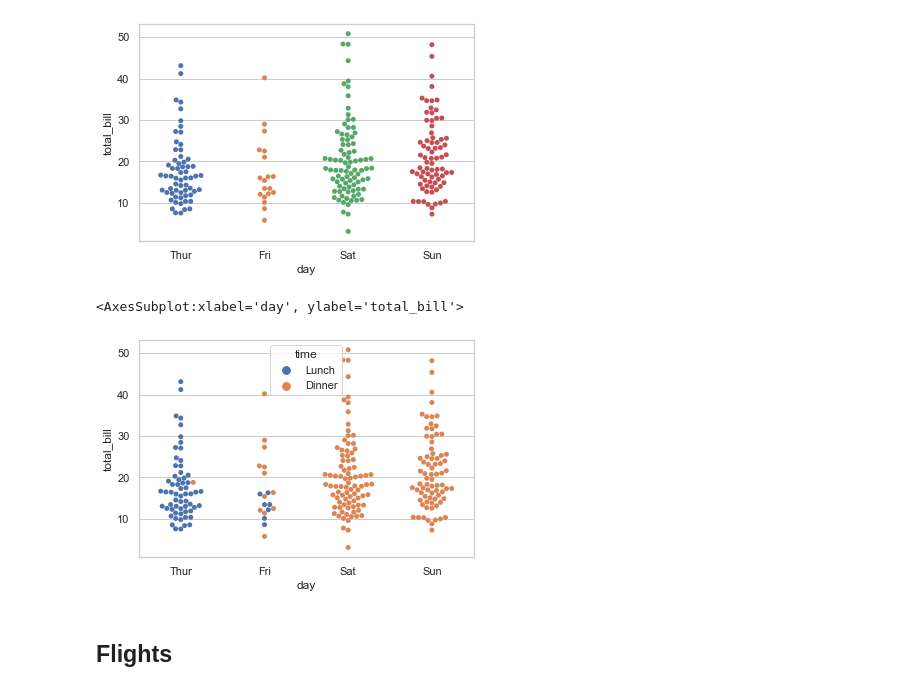
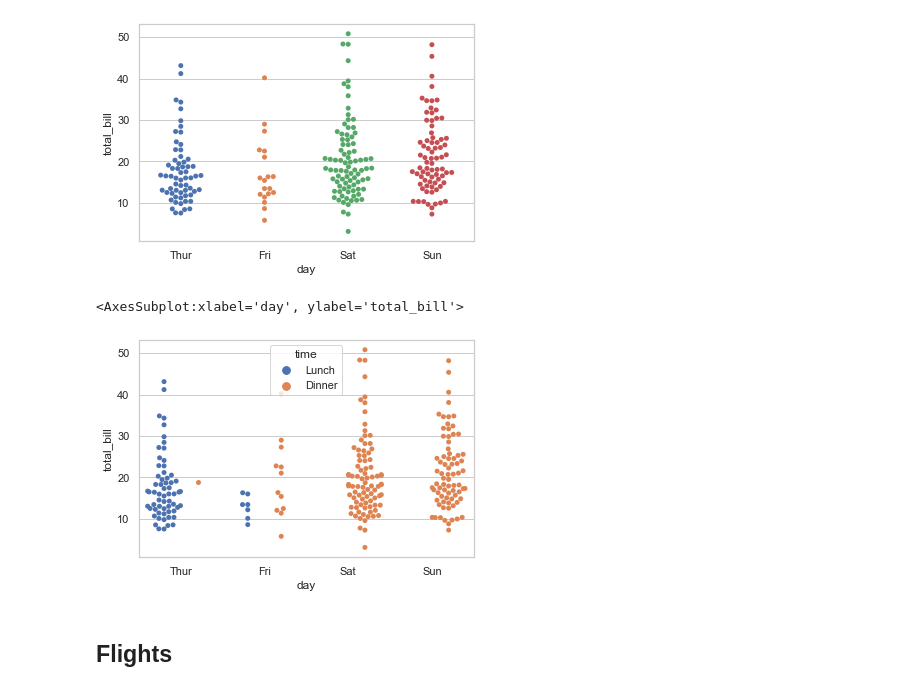
Before and after one commit to srikanthpragada/DS_04_FEB_2021, a Jupyter notebook: plots/seaborn_demo.ipynb, the cells around one changed output. Cells and saved outputs as stored; diff of their text form; code cells hidden in the pictures.

```diff
--- a/plots/seaborn_demo.ipynb
+++ b/plots/seaborn_demo.ipynb
@@ -117,10 +114,10 @@ sns.swarmplot(x="day",y="total_bill",data=tips)   # Swarm plot
 <AxesSubplot:xlabel='day', ylabel='total_bill'>
 [figure]
 # %%
-sns.swarmplot(x="day",y="total_bill",hue='time',data=tips)   # Swarm plot
+sns.swarmplot(x="day",y="total_bill",hue='time',data=tips, dodge=True)   # Swarm plot
 # %% [output]
 <AxesSubplot:xlabel='day', ylabel='total_bill'>
-[figure, old version]
+[figure, new version]
 # %% [markdown]
 ## Flights
 # %%
```
Also changed, not shown: parts of 8 cells of this notebook.
